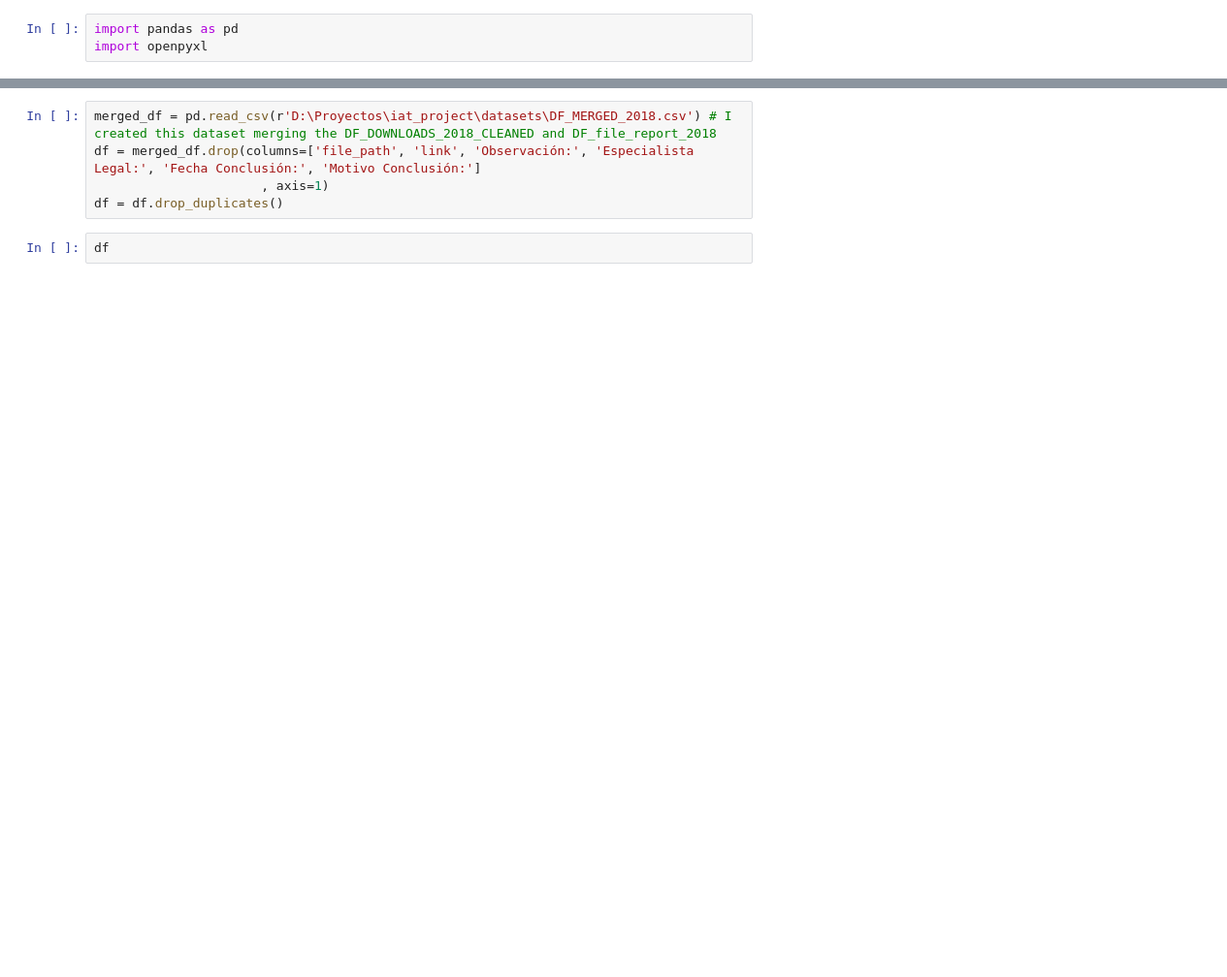
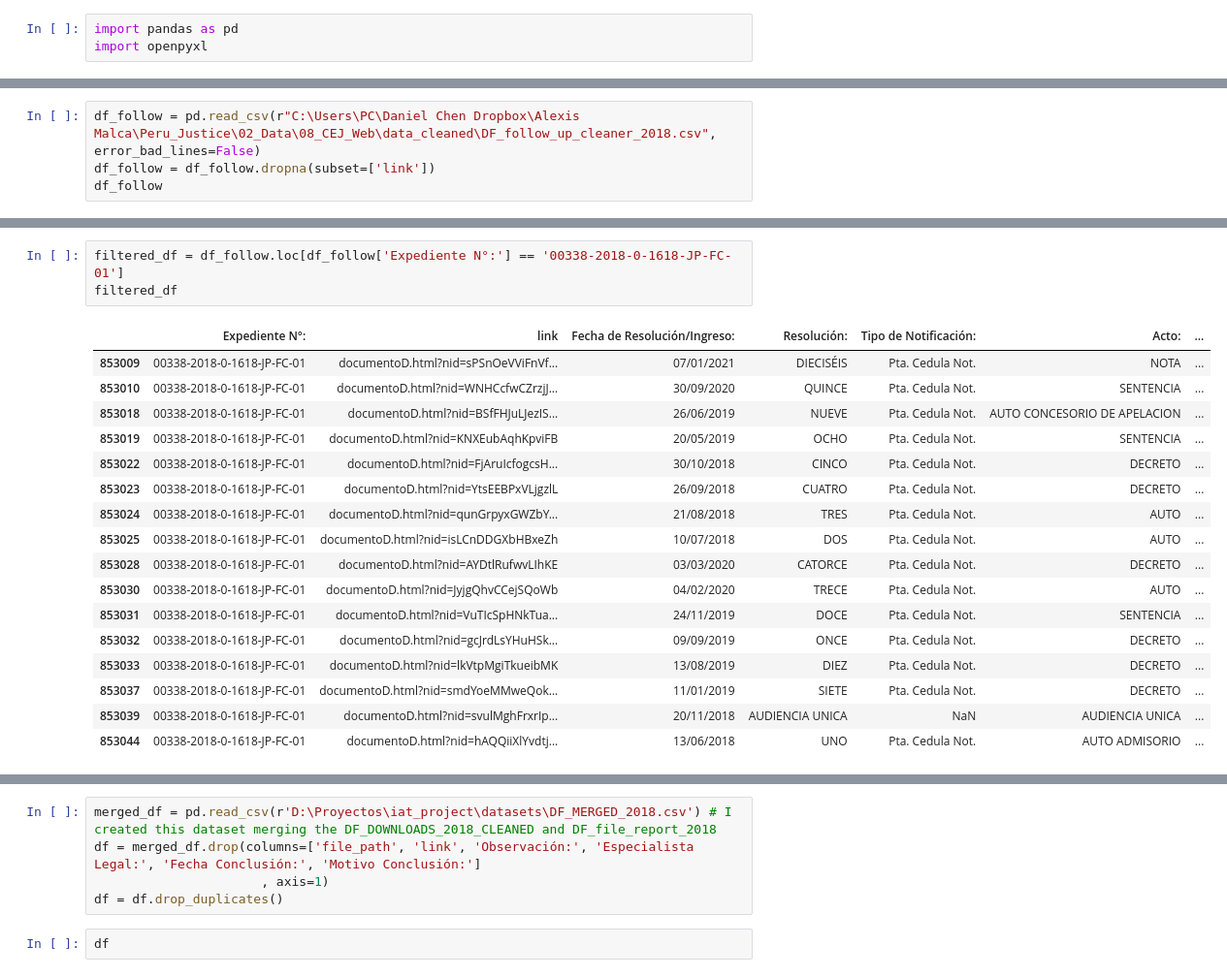
Before and after one commit to pmalca/datasets_iat_project, a Jupyter notebook: pre_step_and_final.ipynb, the cells around one changed output, grey strips where cells are left out. Shown at 97% size. Drawn from its saved outputs; the diff is of its cells as text; blank space fills up the shorter version.

```diff
--- a/pre_step_and_final.ipynb
+++ b/pre_step_and_final.ipynb
@@ -3,0 +6,4 @@ import openpyxl
+# %%
+df_follow = pd.read_csv(r"C:\Users\PC\Daniel Chen Dropbox\Alexis Malca\Peru_Justice\02_Data\08_CEJ_Web\data_cleaned\DF_follow_up_cleaner_2018.csv", error_bad_lines=False)
+df_follow = df_follow.dropna(subset=['link'])
+df_follow
@@ -3,0 +41,21 @@ import openpyxl
+# %%
+filtered_df = df_follow.loc[df_follow['Expediente N°:'] == '00338-2018-0-1618-JP-FC-01']
+filtered_df
+# %% [output]
+|  | Expediente N°: | link | Fecha de Resolución/Ingreso: | Resolución: | Tipo de Notificación: | Acto: | ... |
+| 853009 | 00338-2018-0-1618-JP-FC-01 | documentoD.html?nid=sPSnOeVViFnVf... | 07/01/2021 | DIECISÉIS | Pta. Cedula Not. | NOTA | ... |
+| 853010 | 00338-2018-0-1618-JP-FC-01 | documentoD.html?nid=WNHCcfwCZrzjJ... | 30/09/2020 | QUINCE | Pta. Cedula Not. | SENTENCIA | ... |
+| 853018 | 00338-2018-0-1618-JP-FC-01 | documentoD.html?nid=BSfFHJuLJezIS... | 26/06/2019 | NUEVE | Pta. Cedula Not. | AUTO CONCESORIO DE APELACION | ... |
+| 853019 | 00338-2018-0-1618-JP-FC-01 | documentoD.html?nid=KNXEubAqhKpviFB | 20/05/2019 | OCHO | Pta. Cedula Not. | SENTENCIA | ... |
+| 853022 | 00338-2018-0-1618-JP-FC-01 | documentoD.html?nid=FjAruIcfogcsH... | 30/10/2018 | CINCO | Pta. Cedula Not. | DECRETO | ... |
+| 853023 | 00338-2018-0-1618-JP-FC-01 | documentoD.html?nid=YtsEEBPxVLjgzlL | 26/09/2018 | CUATRO | Pta. Cedula Not. | DECRETO | ... |
+| 853024 | 00338-2018-0-1618-JP-FC-01 | documentoD.html?nid=qunGrpyxGWZbY... | 21/08/2018 | TRES | Pta. Cedula Not. | AUTO | ... |
+| 853025 | 00338-2018-0-1618-JP-FC-01 | documentoD.html?nid=isLCnDDGXbHBxeZh | 10/07/2018 | DOS | Pta. Cedula Not. | AUTO | ... |
+| 853028 | 00338-2018-0-1618-JP-FC-01 | documentoD.html?nid=AYDtlRufwvLIhKE | 03/03/2020 | CATORCE | Pta. Cedula Not. | DECRETO | ... |
+| 853030 | 00338-2018-0-1618-JP-FC-01 | documentoD.html?nid=JyjgQhvCCejSQoWb | 04/02/2020 | TRECE | Pta. Cedula Not. | AUTO | ... |
+| 853031 | 00338-2018-0-1618-JP-FC-01 | documentoD.html?nid=VuTIcSpHNkTua... | 24/11/2019 | DOCE | Pta. Cedula Not. | SENTENCIA | ... |
+| 853032 | 00338-2018-0-1618-JP-FC-01 | documentoD.html?nid=gcJrdLsYHuHSk... | 09/09/2019 | ONCE | Pta. Cedula Not. | DECRETO | ... |
+| 853033 | 00338-2018-0-1618-JP-FC-01 | documentoD.html?nid=lkVtpMgiTkueibMK | 13/08/2019 | DIEZ | Pta. Cedula Not. | DECRETO | ... |
+| 853037 | 00338-2018-0-1618-JP-FC-01 | documentoD.html?nid=smdYoeMMweQok... | 11/01/2019 | SIETE | Pta. Cedula Not. | DECRETO | ... |
+| 853039 | 00338-2018-0-1618-JP-FC-01 | documentoD.html?nid=svulMghFrxrIp... | 20/11/2018 | AUDIENCIA UNICA | NaN | AUDIENCIA UNICA | ... |
+| 853044 | 00338-2018-0-1618-JP-FC-01 | documentoD.html?nid=hAQQiiXlYvdtj... | 13/06/2018 | UNO | Pta. Cedula Not. | AUTO ADMISORIO | ... |
```
Also changed, not shown: parts of 23 cells of this notebook, 4 other files.
